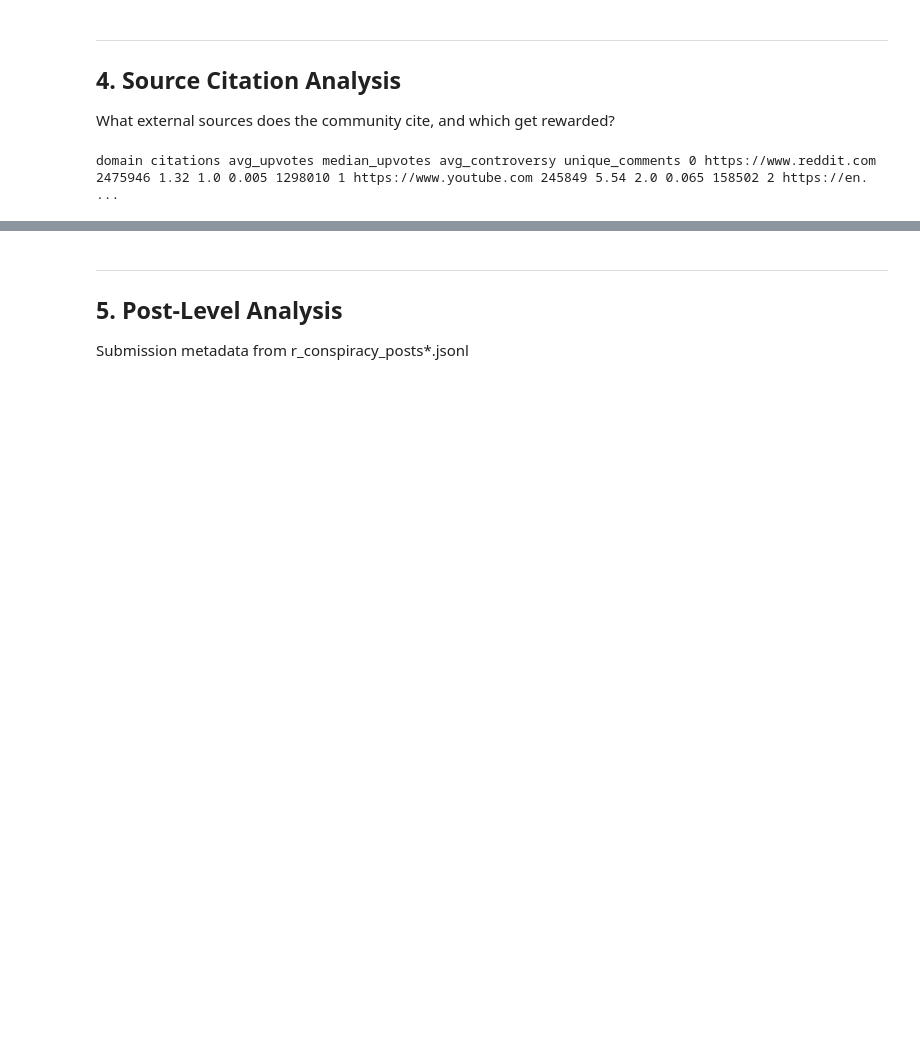
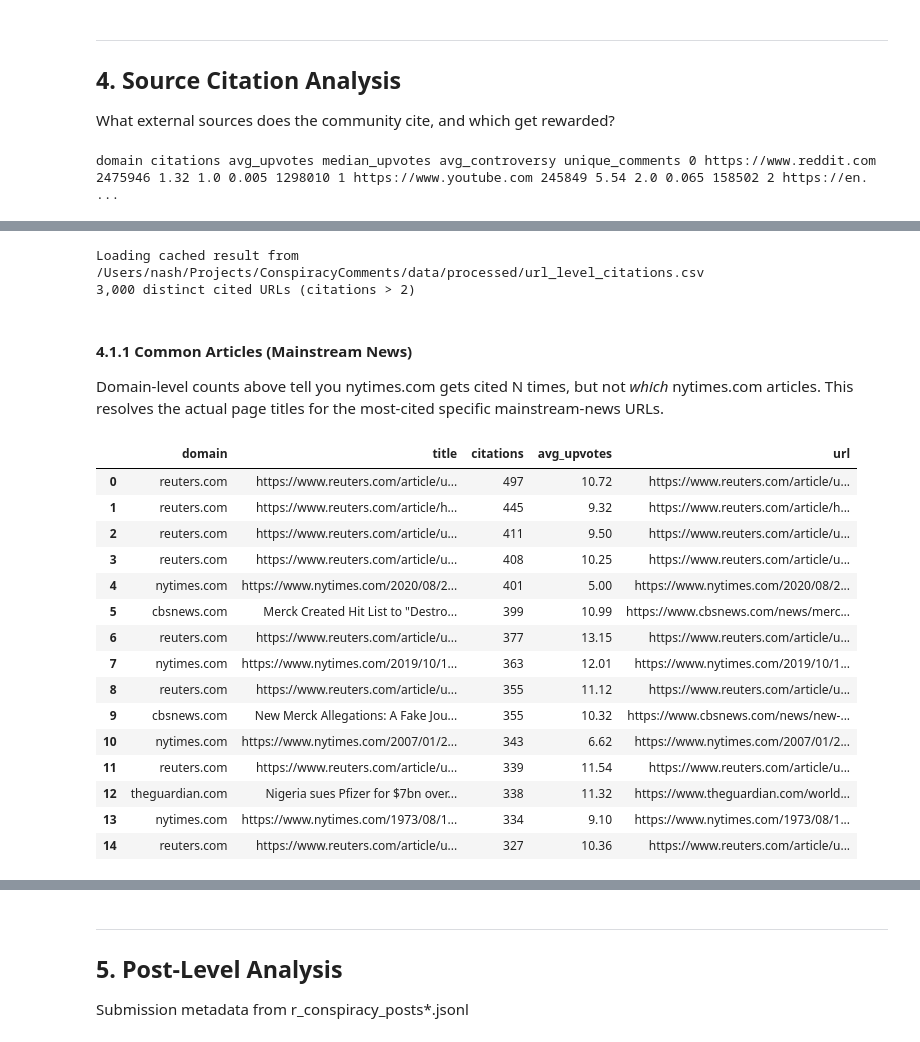
Before and after one commit to humanathema/ConspiracyComments, a Jupyter notebook: ConspiracyMaster_Refactored.ipynb, the cells around one changed output, grey strips where cells are left out. Drawn from its saved outputs; the diff is of its cells as text; code cells hidden in the pictures; blank space fills up the shorter version.

```diff
--- a/ConspiracyMaster_Refactored.ipynb
+++ b/ConspiracyMaster_Refactored.ipynb
@@ -1142,0 +1195,79 @@ print(con.execute(f"""
+# %%
+# All individually-cited URLs (not just domains), for the three drill-downs below.
+# One corpus scan, reused by all three -- filtering happens in pandas.
+url_level_query = f"""
+    WITH urls AS (
+        SELECT
+            id, upvotes,
+            UNNEST(regexp_extract_all(text, 'https?://[^\s)\]]+')) AS url
+        FROM '{LEXICAL}'
+        WHERE text LIKE '%http%'
+    ),
+    parsed AS (
+        SELECT
+            url, upvotes,
+            regexp_extract(url, 'https?://(?:www[.])?([^/\s]+)', 1) AS domain
+        FROM urls
+    )
+    SELECT
+        domain,
+        url,
+        COUNT(*) as citations,
+        ROUND(AVG(upvotes), 2) as avg_upvotes
+    FROM parsed
+    WHERE domain != '' AND length(domain) > 3
+    GROUP BY domain, url
+    HAVING citations > 2
+    ORDER BY citations DESC
+    LIMIT 3000
+"""
+df_urls = cached_query_csv(con, BASE + 'url_level_citations.csv', url_level_query)
+print(f"{len(df_urls):,} distinct cited URLs (citations > 2)")
+# %% [output]
+Loading cached result from /Users/nash/Projects/ConspiracyComments/data/processed/url_level_citations.csv
+3,000 distinct cited URLs (citations > 2)
+# %% [markdown]
+#### 4.1.1 Common Articles (Mainstream News)
+
+Domain-level counts above tell you nytimes.com gets cited N times, but
+not *which* nytimes.com articles. This resolves the actual page titles
+for the most-cited specific mainstream-news URLs.
+# %%
+# Self-contained outlet list (deliberately smaller than Section 9.3's full
+# taxonomy -- this is a narrative "what specifically gets linked" pass,
+# not the epistemic-type regression work that section is built for).
+MAINSTREAM_NEWS_DOMAINS = [
+    'nytimes.com', 'washingtonpost.com', 'theguardian.com', 'reuters.com',
+    'bbc.com', 'bbc.co.uk', 'cnn.com', 'nbcnews.com', 'cbsnews.com',
+    'abcnews.go.com', 'npr.org', 'bloomberg.com', 'apnews.com', 'forbes.com',
+    'foxnews.com', 'usatoday.com', 'wsj.com', 'theatlantic.com',
+]
+
+df_news_articles = df_urls[df_urls['domain'].isin(MAINSTREAM_NEWS_DOMAINS)] \
+    .nlargest(15, 'citations').reset_index(drop=True)
+
+NEWS_ARTICLES_CACHE = BASE + 'top_mainstream_articles.csv'
+if os.path.exists(NEWS_ARTICLES_CACHE):
+    df_news_articles = pd.read_csv(NEWS_ARTICLES_CACHE)
+else:
+    df_news_articles['title'] = df_news_articles['url'].apply(fetch_article_title)
+    df_news_articles.to_csv(NEWS_ARTICLES_CACHE, index=False)
+
+display(df_news_articles[['domain', 'title', 'citations', 'avg_upvotes', 'url']])
+# %% [output]
+|  | domain | title | citations | avg_upvotes | url |
+| 0 | reuters.com | https://www.reuters.com/article/u... | 497 | 10.72 | https://www.reuters.com/article/u... |
+| 1 | reuters.com | https://www.reuters.com/article/h... | 445 | 9.32 | https://www.reuters.com/article/h... |
+| 2 | reuters.com | https://www.reuters.com/article/u... | 411 | 9.50 | https://www.reuters.com/article/u... |
+| 3 | reuters.com | https://www.reuters.com/article/u... | 408 | 10.25 | https://www.reuters.com/article/u... |
+| 4 | nytimes.com | https://www.nytimes.com/2020/08/2... | 401 | 5.00 | https://www.nytimes.com/2020/08/2... |
+| 5 | cbsnews.com | Merck Created Hit List to "Destro... | 399 | 10.99 | https://www.cbsnews.com/news/merc... |
+| 6 | reuters.com | https://www.reuters.com/article/u... | 377 | 13.15 | https://www.reuters.com/article/u... |
+| 7 | nytimes.com | https://www.nytimes.com/2019/10/1... | 363 | 12.01 | https://www.nytimes.com/2019/10/1... |
+| 8 | reuters.com | https://www.reuters.com/article/u... | 355 | 11.12 | https://www.reuters.com/article/u... |
+| 9 | cbsnews.com | New Merck Allegations: A Fake Jou... | 355 | 10.32 | https://www.cbsnews.com/news/new-... |
+| 10 | nytimes.com | https://www.nytimes.com/2007/01/2... | 343 | 6.62 | https://www.nytimes.com/2007/01/2... |
+| 11 | reuters.com | https://www.reuters.com/article/u... | 339 | 11.54 | https://www.reuters.com/article/u... |
+| 12 | theguardian.com | Nigeria sues Pfizer for $7bn over... | 338 | 11.32 | https://www.theguardian.com/world... |
+| 13 | nytimes.com | https://www.nytimes.com/1973/08/1... | 334 | 9.10 | https://www.nytimes.com/1973/08/1... |
+| 14 | reuters.com | https://www.reuters.com/article/u... | 327 | 10.36 | https://www.reuters.com/article/u... |
```
Also changed, not shown: parts of 8 cells of this notebook, 1 other file.
